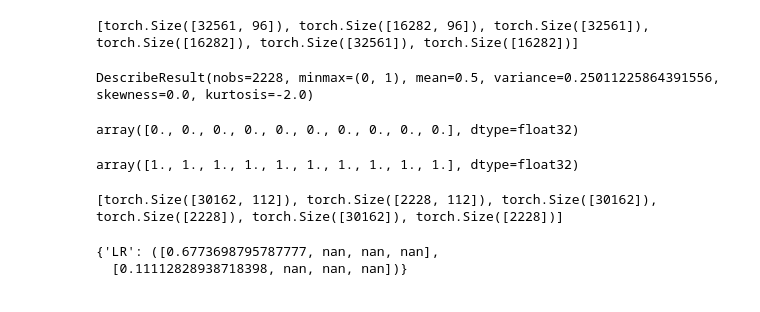
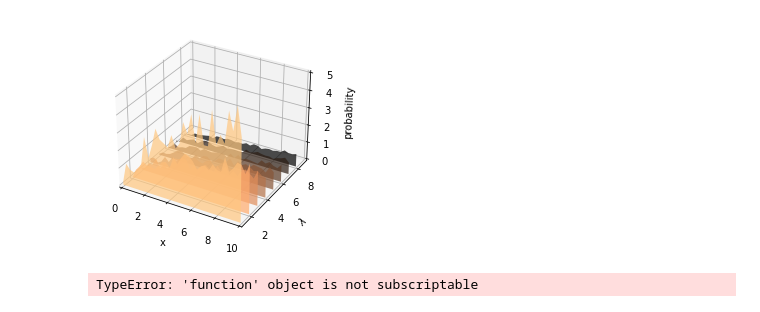
Before and after one commit to Eponeshnikov/DPFairDeepLearning, a Jupyter notebook: postprocessing.ipynb, the cells around one changed output. Cells and saved outputs as stored; diff of their text form; code cells hidden in the pictures.

```diff
--- a/postprocessing.ipynb
+++ b/postprocessing.ipynb
@@ -209,6 +199,0 @@ X_test, y_test, S_test, data_ = preprocessing_adult_1(test_data)
-# %%
-X_train, X_test, y_train, y_test, S_train, S_test = convert2torch(X_train, X_test, y_train, y_test, S_train,
-                                                                  S_test)
-print([i.shape for i in[X_train, X_test, y_train, y_test, S_train, S_test]])
-# %% [output]
-[torch.Size([32561, 96]), torch.Size([16282, 96]), torch.Size([32561]), torch.Size([16282]), torch.Size([32561]), torch.Size([16282])]
@@ -223,19 +199,0 @@ y_test = data["y_test"]
-# %%
-from scipy import stats
-stats.describe(S_test)
-# %% [output]
-DescribeResult(nobs=2228, minmax=(0, 1), mean=0.5, variance=0.25011225864391556, skewness=0.0, kurtosis=-2.0)
-# %%
-S_test[len(S_test) - 10:]
-# %% [output]
-array([0., 0., 0., 0., 0., 0., 0., 0., 0., 0.], dtype=float32)
-# %%
-S_test[:10]
-# %% [output]
-array([1., 1., 1., 1., 1., 1., 1., 1., 1., 1.], dtype=float32)
-# %%
-X_train, X_test, y_train, y_test, S_train, S_test = convert2torch(X_train, X_test, y_train, y_test, S_train,
-                                                                  S_test)
-print([i.shape for i in[X_train, X_test, y_train, y_test, S_train, S_test]])
-# %% [output]
-[torch.Size([30162, 112]), torch.Size([2228, 112]), torch.Size([30162]), torch.Size([2228]), torch.Size([30162]), torch.Size([2228])]
@@ -254,5 +200,40 @@ results["LR"] = ([np.mean(acc_), np.mean(dp_), np.mean(eqodd_), np.mean(eopp_)],
-# %%
-results
-# %% [output]
-{'LR': ([0.6773698795787777, nan, nan, nan],
-  [0.11112828938718398, nan, nan, nan])}
+# %%
+from matplotlib.collections import PolyCollection
+import matplotlib.pyplot as plt
+import numpy as np
+
+
+# Fixing random state for reproducibility
+np.random.seed(19680801)
+
+
+def polygon_under_graph(x, y):
+    """
+    Construct the vertex list which defines the polygon filling the space under
+    the (x, y) line graph. This assumes x is in ascending order.
+    """
+    return [(x[0], 0.), *zip(x, y), (x[-1], 0.)]
+
+fig = plt.figure()
+ax = fig.add_subplot(projection='3d')
+
+x = np.linspace(0., 10., 31)
+lambdas = range(1, 9)
+
+# verts[i] is a list of (x, y) pairs defining polygon i.
+verts = [polygon_under_graph(x, [(i**0.5+np.random.randint(-10, 10)/10)/l for i in range(len(x))]) for l in lambdas]
+
+
+poly = PolyCollection(verts, facecolors=plt.get_cmap('copper')(np.linspace(1, 0, len(verts))),  alpha=.7)
+ax.add_collection3d(poly, zs=lambdas, zdir='y')
+
+ax.set(xlim=(min(x), max(x)), ylim=(1, 9), zlim=(0, 5),
+       xlabel='x', ylabel=r'$\lambda$', zlabel='probability')
+
+plt.show()
+# %% [output]
+[figure, added]
+# %%
+plt.get_cmap(name)['viridis_r'](np.linspace(0, 1, len(verts)))
+# %% [output]
+TypeError: 'function' object is not subscriptable
```
Also changed, not shown: parts of 9 cells of this notebook, 7 other files.
